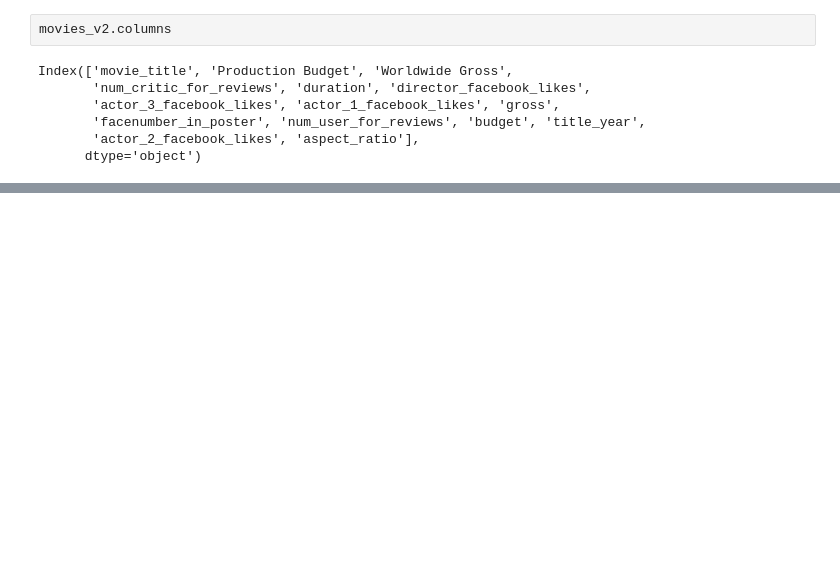
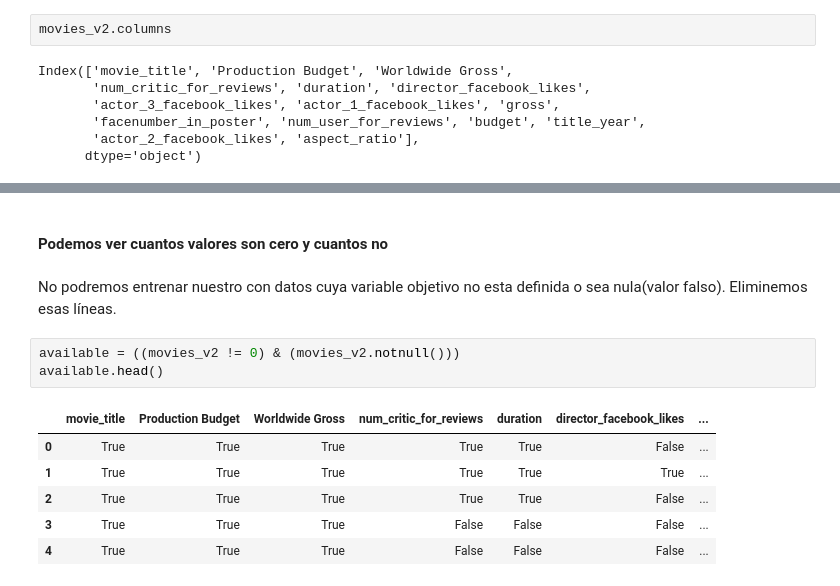
Before and after one commit to WillArevalo/Curso-de-Machine-Learning-Aplicado-con-Python, a Jupyter notebook: 11-12-13-14-15 - Cargar los datos necesarios para el proyecto-Inspección de los tipos de datos.ipynb, the cells around one changed output, grey strips where cells are left out. Cells and saved outputs as stored; diff of their text form; blank space fills up the shorter version.

```diff
--- a/11-12-13-14 - Cargar los datos necesarios para el proyecto-Inspección de los tipos de datos.ipynb
+++ b/11-12-13-14-15 - Cargar los datos necesarios para el proyecto-Inspección de los tipos de datos.ipynb
@@ -677,0 +732,15 @@ Index(['movie_title', 'Production Budget', 'Worldwide Gross',
+# %% [markdown]
+#### Podemos ver cuantos valores son cero y cuantos no
+# %% [markdown]
+No podremos entrenar nuestro con datos cuya variable
+objetivo no esta definida o sea nula(valor falso). Eliminemos esas líneas.
+# %%
+available = ((movies_v2 != 0) & (movies_v2.notnull()))
+available.head()
+# %% [output]
+|  | movie_title | Production Budget | Worldwide Gross | num_critic_for_reviews | duration | director_facebook_likes | ... |
+| 0 | True | True | True | True | True | False | ... |
+| 1 | True | True | True | True | True | True | ... |
+| 2 | True | True | True | True | True | False | ... |
+| 3 | True | True | True | False | False | False | ... |
+| 4 | True | True | True | False | False | False | ... |
```
Also changed, not shown: parts of 14 cells of this notebook.
